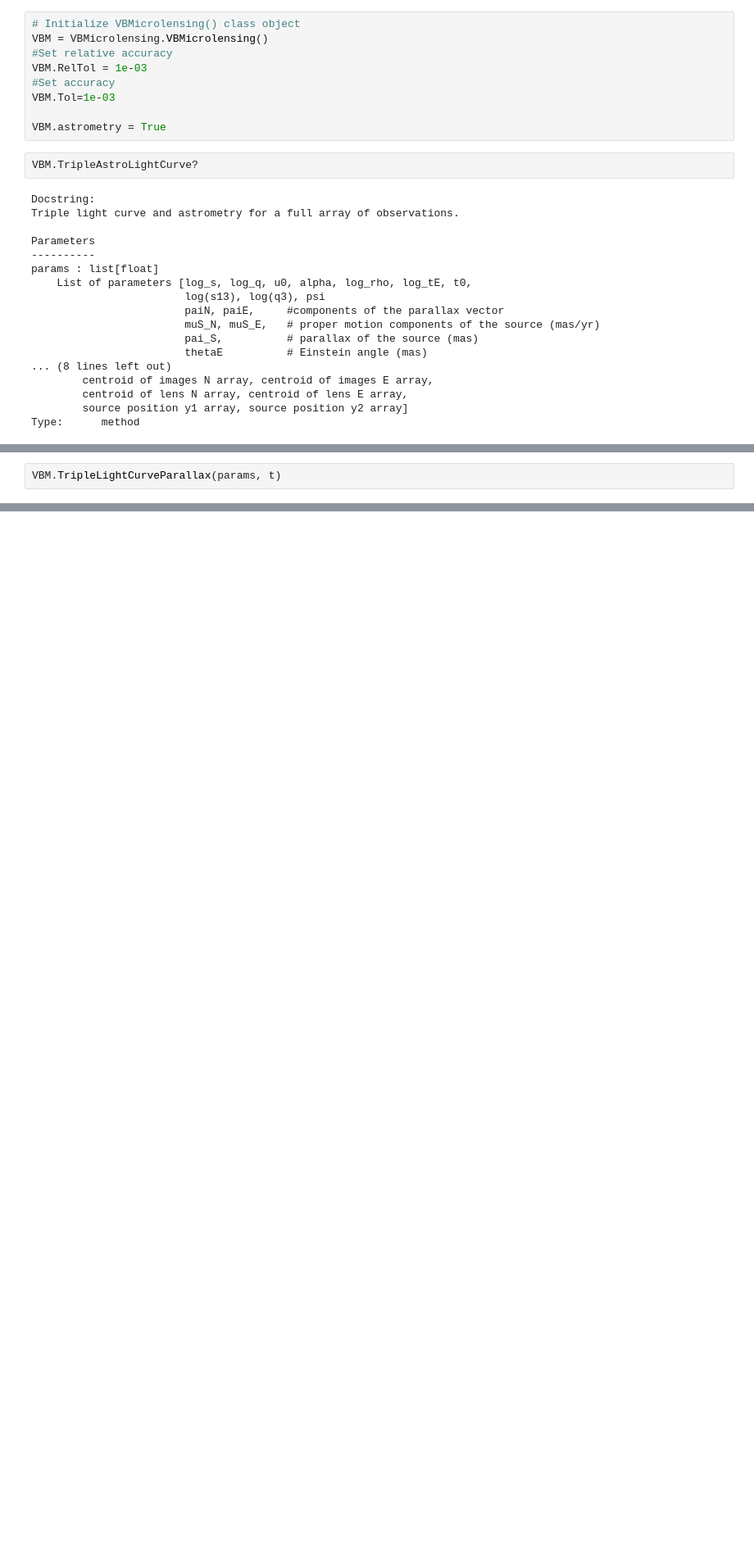
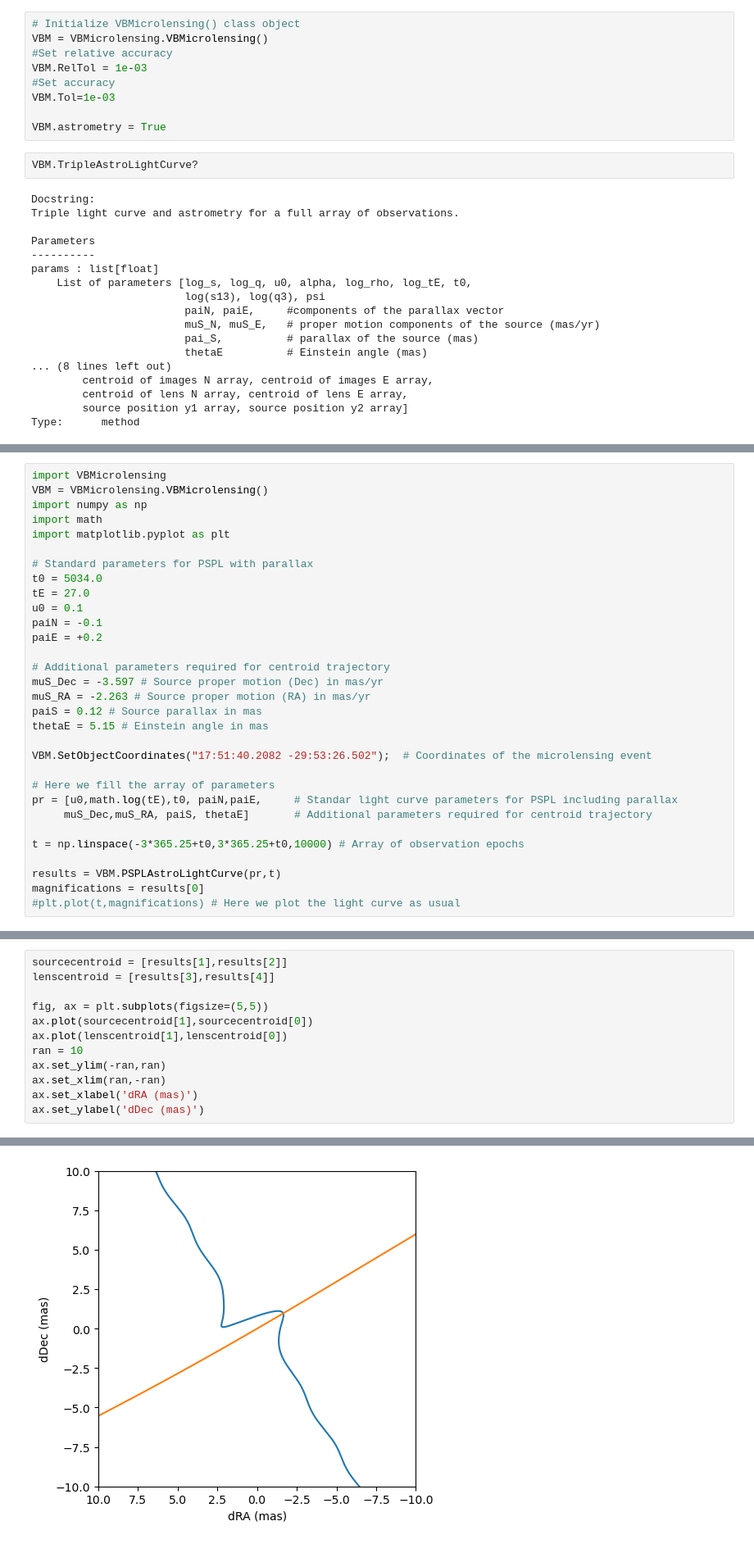
Before and after one commit to AmberLee2427/SURP25, a Jupyter notebook: Microlensing/testing_VBM.ipynb, the cells around one changed output, grey strips where cells are left out. Shown at 82% size. Cells and saved outputs as stored; diff of their text form; blank space fills up the shorter version.

```diff
--- a/Microlensing/testing_VBM.ipynb
+++ b/Microlensing/testing_VBM.ipynb
@@ -98,4 +70,33 @@ except Exception as e:
 # %% [output]
 Error:
 # %%
-VBM.TripleLightCurveParallax(params, t)
+import VBMicrolensing
+VBM = VBMicrolensing.VBMicrolensing()
+import numpy as np
+import math
+import matplotlib.pyplot as plt
+
+# Standard parameters for PSPL with parallax
+t0 = 5034.0
+tE = 27.0
+u0 = 0.1
+paiN = -0.1
+paiE = +0.2
+
+# Additional parameters required for centroid trajectory
+muS_Dec = -3.597 # Source proper motion (Dec) in mas/yr
+muS_RA = -2.263 # Source proper motion (RA) in mas/yr
+paiS = 0.12 # Source parallax in mas
+thetaE = 5.15 # Einstein angle in mas
+
+VBM.SetObjectCoordinates("17:51:40.2082 -29:53:26.502");  # Coordinates of the microlensing event
+
+# Here we fill the array of parameters
+pr = [u0,math.log(tE),t0, paiN,paiE,     # Standar light curve parameters for PSPL including parallax
+     muS_Dec,muS_RA, paiS, thetaE]       # Additional parameters required for centroid trajectory
+
+t = np.linspace(-3*365.25+t0,3*365.25+t0,10000) # Array of observation epochs
+
+results = VBM.PSPLAstroLightCurve(pr,t)
+magnifications = results[0]
+#plt.plot(t,magnifications) # Here we plot the light curve as usual
@@ -103,0 +123,13 @@ Error:
+# %%
+sourcecentroid = [results[1],results[2]]
+lenscentroid = [results[3],results[4]]
+
+fig, ax = plt.subplots(figsize=(5,5))
+ax.plot(sourcecentroid[1],sourcecentroid[0])
+ax.plot(lenscentroid[1],lenscentroid[0])
+ran = 10
+ax.set_ylim(-ran,ran)
+ax.set_xlim(ran,-ran)
+ax.set_xlabel('dRA (mas)')
+ax.set_ylabel('dDec (mas)')
+# %% [output]
@@ -103,0 +137 @@ Error:
+[figure, added]
```
Also changed, not shown: parts of 9 cells of this notebook.
